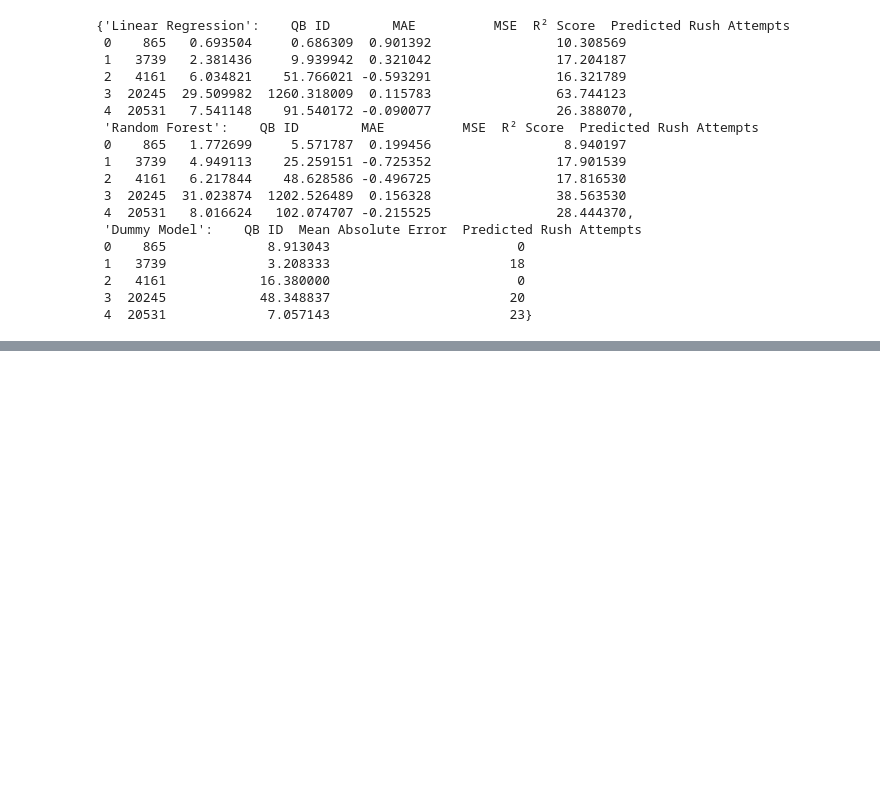
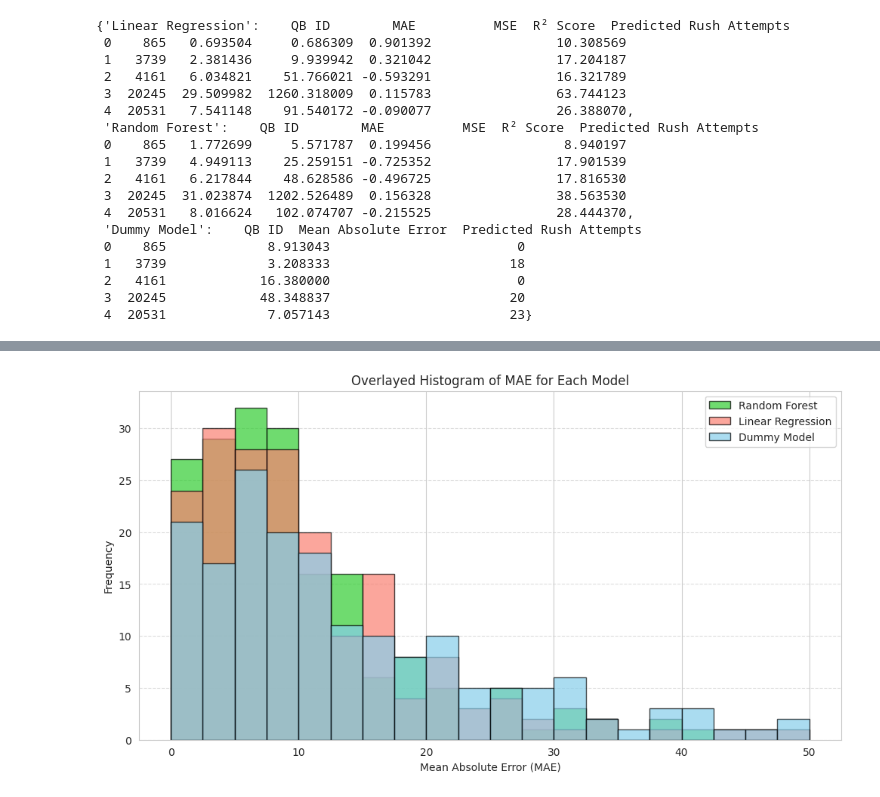
Before and after one commit to SantiM01/Senior-Project, a Jupyter notebook: Model_comparison.ipynb, the cells around one changed output, grey strips where cells are left out. Drawn from its saved outputs; the diff is of its cells as text; code cells hidden in the pictures; blank space fills up the shorter version.

```diff
--- a/Model_comparison.ipynb
+++ b/Model_comparison.ipynb
@@ -186,3 +244,36 @@ plt.show()
+# %%
+import matplotlib.pyplot as plt
+import numpy as np
+
+# Assuming 'mae_data' is your DataFrame with the MAE values for each model
+
+# Define the bins based on the range you want to cover
+bins = np.linspace(0, 50, 21)  # Adjust these values based on your data
+
+# Set the figure size
+plt.figure(figsize=(12, 6))
+
+# Plot each histogram with the same alpha for uniform appearance
+# Order of plotting affects which histogram appears on top; adjust as needed
+
+plt.hist(mae_data["Random Forest"], bins=bins, color='limegreen', alpha=0.7, label="Random Forest", edgecolor="black")
+plt.hist(mae_data["Linear Regression"], bins=bins, color='salmon', alpha=0.7, label="Linear Regression", edgecolor="black")
+plt.hist(mae_data["Dummy Model"], bins=bins, color='skyblue', alpha=0.7, label="Dummy Model", edgecolor="black")
+# Add labels and title
+plt.xlabel("Mean Absolute Error (MAE)")
+plt.ylabel("Frequency")
+plt.title("Overlayed Histogram of MAE for Each Model")
+
+# Add legend to identify each model
+plt.legend()
+
+# Add grid for better readability
+plt.grid(axis='y', linestyle='--', alpha=0.7)
+
+# Display the plot
+plt.show()
+# %% [output]
+[figure, added]
 # %%
 # Re-load the data after execution state reset
 
```
Also changed, not shown: parts of 9 cells of this notebook.
